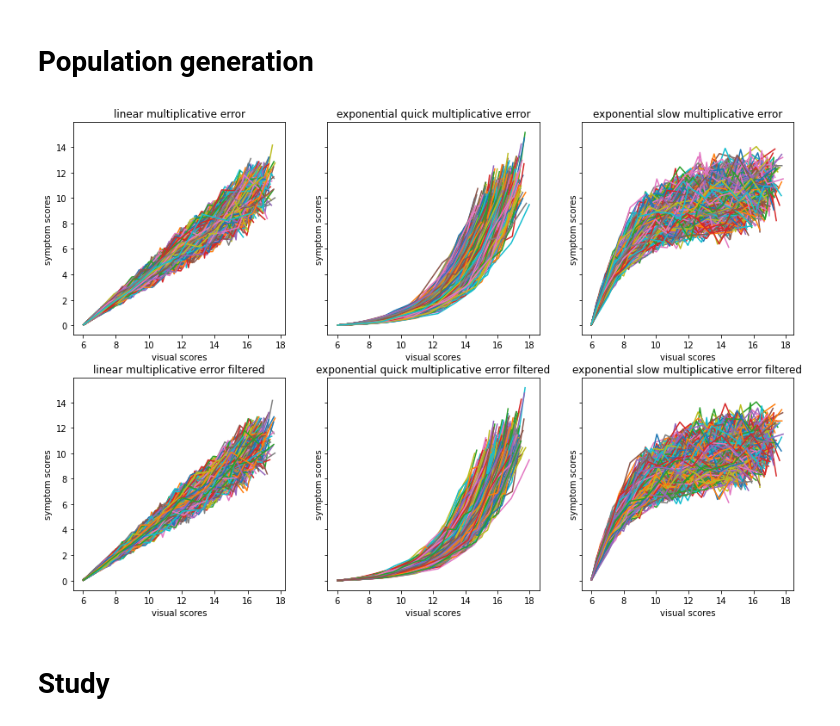
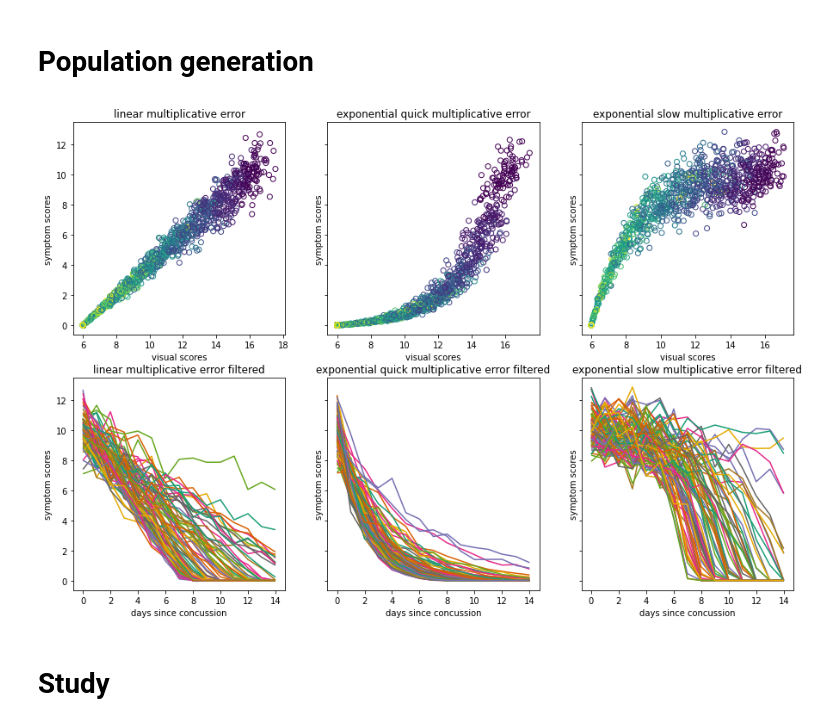
Before and after one commit to ZacharyVernec/smile, a Jupyter notebook: Simulations.ipynb, the cells around one changed output. Saved outputs shown, nothing was run; the diff lists cells and outputs as text; code cells hidden in the pictures.

Commit message:
Added possibility to color plot based on day

```diff
--- a/Simulations.ipynb
+++ b/Simulations.ipynb
@@ -172,12 +189,18 @@ class Population:
         return pop #may be self or a copy
 
     #plotting
-    def plot(self, ax, ndays=None, npersons=None, x='day', y='symptom', viztype='lines'):
+    def plot(self, ax, ndays=None, npersons=None, x='day', y='symptom', viztype='lines', vizcolor='person'):
         #x and y are either 'day' or a scorename (either 'visual', 'symptom_noerror', or 'symptom')
         #viztype is either 'lines', 'points', or 'both'
+        #vizcolor is either 'person' (each person is a color) or 'day' (each day is a color)
 
         if ndays is None: ndays=NDAYS
         if npersons is None: npersons=self.size
+
+        if (viztype=='lines' or viztype=='both') and vizcolor=='day':
+            warn('vizcolor of "day" can only be applied to points, not lines')
+        if vizcolor != 'person' and vizcolor != 'day':
+            raise ValueError()
 
         #abscissas
         if x=='day':
@@ -203,13 +226,24 @@ class Population:
         ax.set(title=self.title, xlabel=xlabel, ylabel=ylabel)
 
         #plotting
-        colors = [mcolors.to_rgba(c) for c in plt.rcParams['axes.prop_cycle'].by_key()['color']] #list of 10 rgba colors
         if viztype=='lines' or viztype=='both':
             points = np.stack([x, y], axis=2)
+            colors = mpl.cm.get_cmap('Dark2').colors # https://matplotlib.org/2.0.1/users/colormaps.html
             ax.add_collection(LineCollection(points, colors=colors))
+
         if viztype=='points' or viztype=='both':
-            edgecolors = np.repeat(colors[:npersons], ndays, axis=0)
-            ax.scatter(x, y, facecolors='none', edgecolors=edgecolors)
+            if vizcolor == 'person':
+                colors = np.array(mpl.cm.get_cmap('Dark2').colors) # not the right shape. https://matplotlib.org/2.0.1/users/colormaps.html
+                colors = rgblist_to_rgbapop(colors, npersons, ndays)
+                colors = colors.reshape(npersons*ndays, 4) #scatter converts the 2d arrays x and y to flat arrays, and colors should respect that flatness
+            elif vizcolor == 'day':
+                colors = self.days[:npersons, :ndays]
+                cmap = mpl.cm.get_cmap('viridis') # https://matplotlib.org/2.0.1/users/colormaps.html
+                colors = cmap(normalize(colors)) # converts scalars to rgba
+                colors = colors.reshape(npersons*ndays, 4) #scatter converts the 2d arrays x and y to flat arrays, and colors should respect that flatness
+            else:
+                raise ValueError("vizcolor of '{}' unknown".format(vizcolor))
+            ax.scatter(x, y, facecolors='none', edgecolors=colors)
         ax.autoscale()
 # %% [markdown]
 # Population generation
@@ -317,7 +351,7 @@ def get_exppop(size=10000):
 
     return pop
 # %%
-pop_with_visual_score = Population(1000)
+pop_with_visual_score = Population(100)
 gen_visualscores = lambda t,r,f0: np.maximum(-r*t+f0, FMIN)
 pop_with_visual_score.set_score_generator('visual', gen_visualscores)
 gen_r = lambda shape: truncatednormal(1/15, 31/15, 3, shape)
@@ -351,7 +385,7 @@ pops_noerror = [linear_pop, exponential_quick_pop, exponential_slow_pop]
 pops_mulerror = []
 pops_adderror = []
 
-for i in range(ncols):
+for i in range(len(pops_noerror)):
     pop_mul, pop_add = pops_noerror[i].double(addtitle1='multiplicative error', addtitle2='additive error')
 
     pop_mul.set_score_generator('symptom', gen_error_mul)
@@ -366,19 +400,19 @@ for i in range(ncols):
 # %%
 ncols = len(pops_noerror)
 nrows = len([pops_mulerror, pops_adderror])
 
 fig, axes = plt.subplots(ncols=ncols, nrows=nrows, figsize=plt.figaspect(nrows/ncols)*2.5, sharey=True)
 npersons=None
-ndays=None
+ndays=15
 
 for i in range(ncols):
-    pops_mulerror[i].plot(axes[0, i], x='visual', y='symptom', npersons=npersons, ndays=ndays)
-    pops_mulerror[i].filter(lastday=50, copy=True).plot(axes[1, i], x='visual', y='symptom', npersons=npersons, ndays=ndays)
+    pops_mulerror[i].plot(axes[0, i], x='visual', y='symptom', viztype='points', vizcolor='day', npersons=npersons, ndays=ndays)
+    pops_mulerror[i].filter(lastday=50, copy=True).plot(axes[1, i], x='day', y='symptom', npersons=npersons, ndays=ndays)
     #pops_adderror[i].plot(axes[1, i], x='day', y='symptomscore', npersons=npersons, ndays=ndays)
 
 plt.show()
 # %% [output]
-[figure, old version]
+[figure, new version]
 # %% [markdown]
 # Study
 # %%
```
Also changed, not shown: parts of 4 cells of this notebook.
